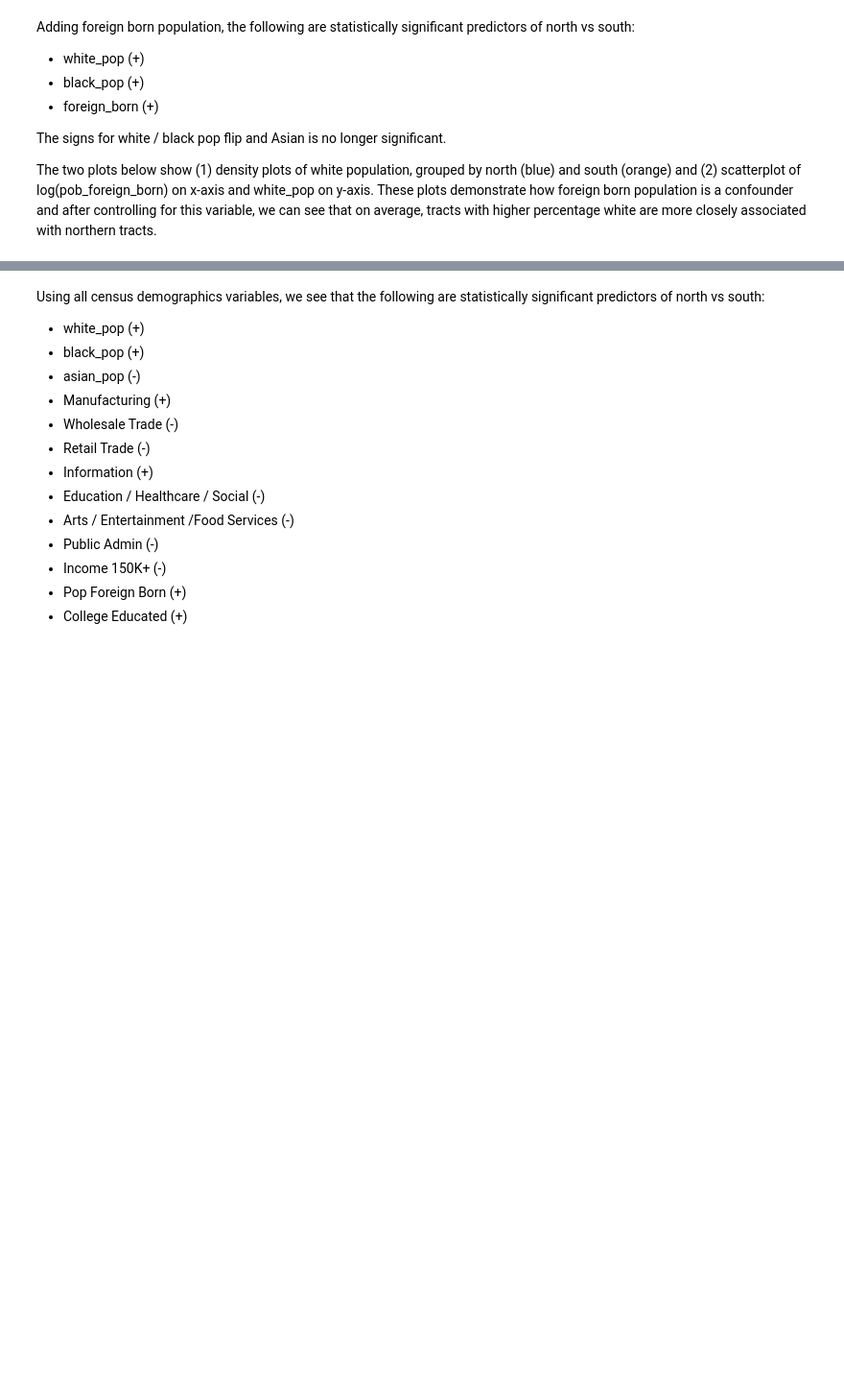
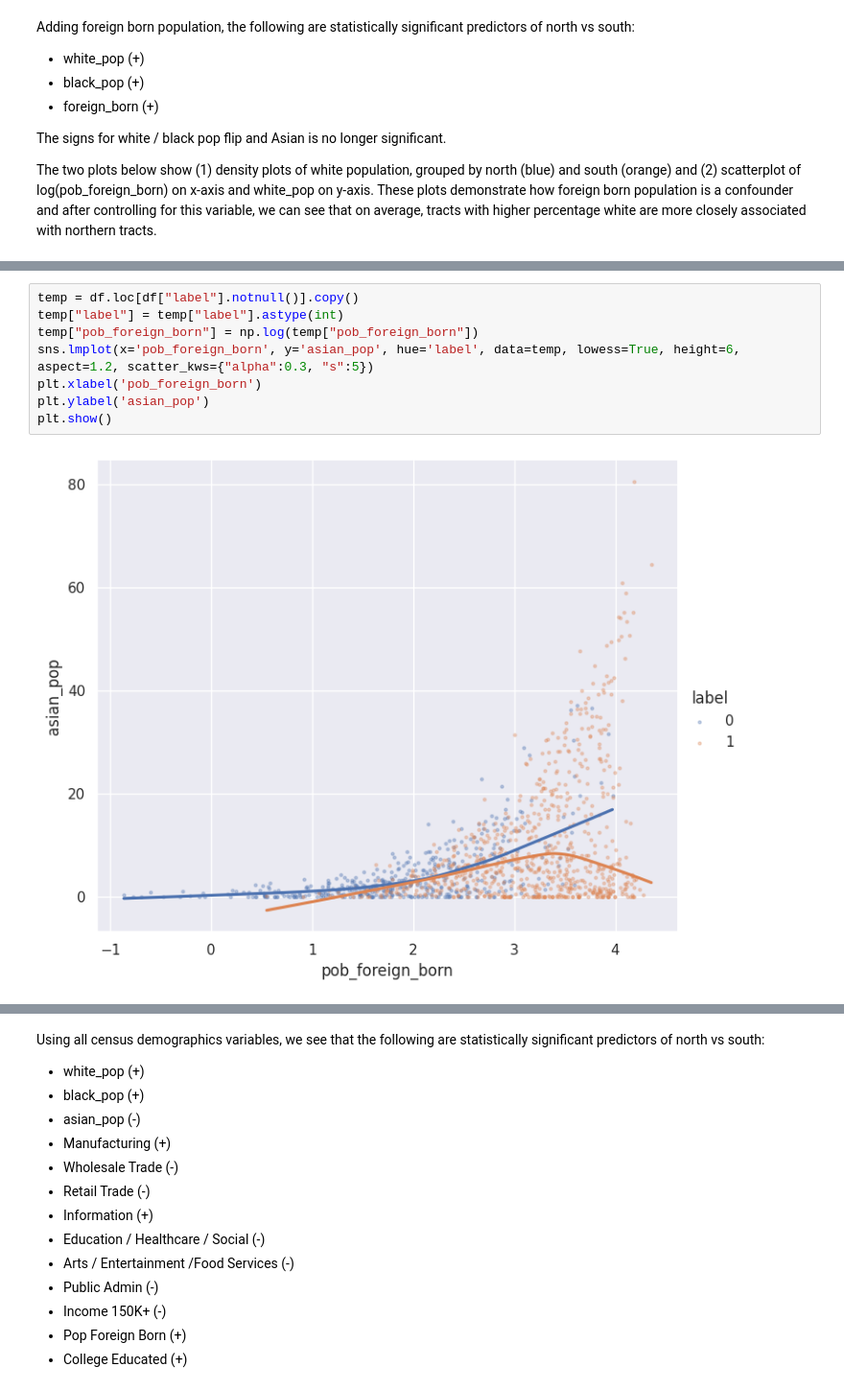
Before and after one commit to chansooligans/centraljersey, a Jupyter notebook: exploratory/models/regression.ipynb, the cells around one changed output, grey strips where cells are left out. Shown at 96% size. Drawn from its saved outputs; the diff is of its cells as text; blank space fills up the shorter version.

```diff
--- a/exploratory/models/regression.ipynb
+++ b/exploratory/models/regression.ipynb
@@ -240,0 +228,10 @@ census_variables
+# %%
+temp = df.loc[df["label"].notnull()].copy()
+temp["label"] = temp["label"].astype(int)
+temp["pob_foreign_born"] = np.log(temp["pob_foreign_born"])
+sns.lmplot(x='pob_foreign_born', y='asian_pop', hue='label', data=temp, lowess=True, height=6, aspect=1.2, scatter_kws={"alpha":0.3, "s":5})
+plt.xlabel('pob_foreign_born')
+plt.ylabel('asian_pop')
+plt.show()
+# %% [output]
+[figure, added]
```
Also changed, not shown: parts of 7 cells of this notebook.
